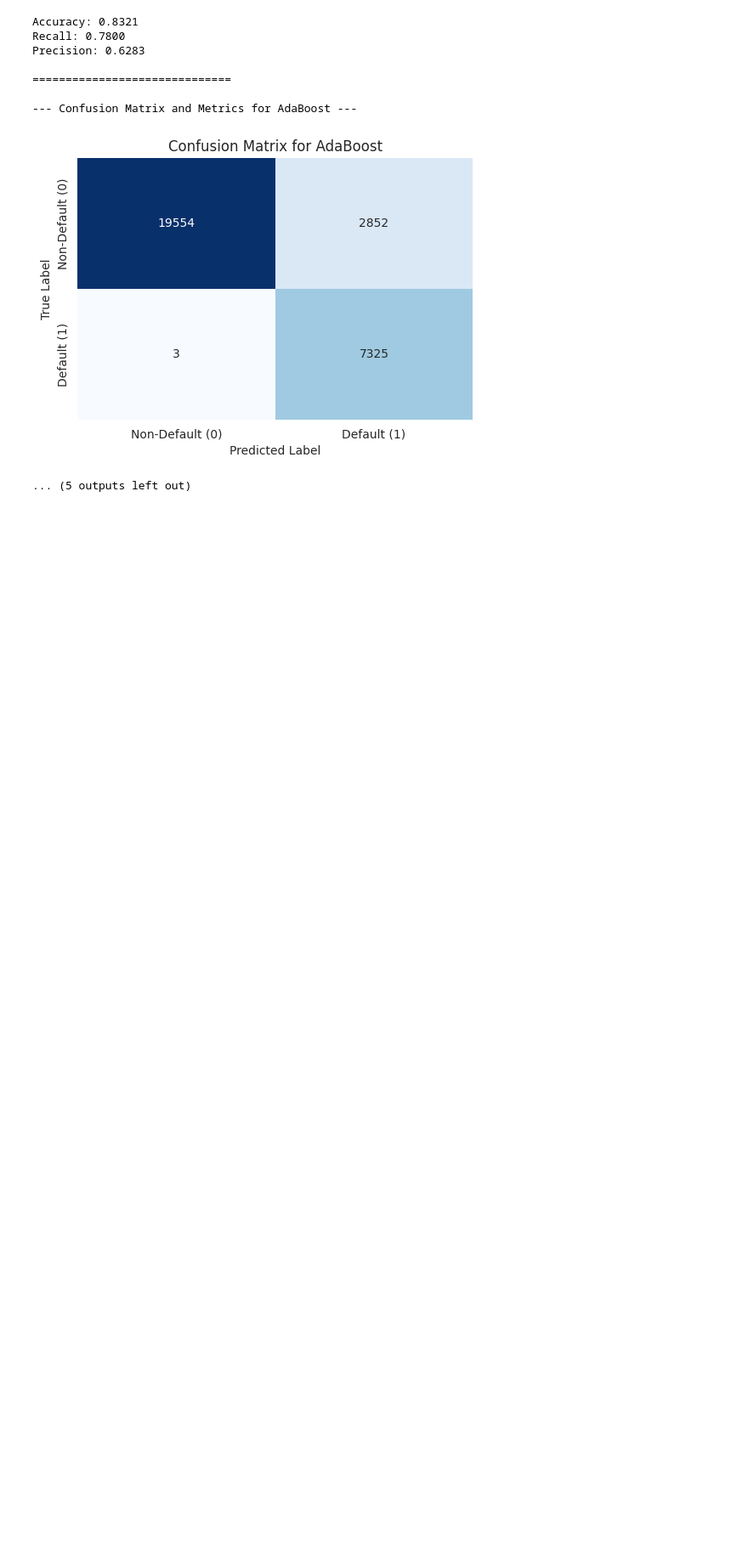
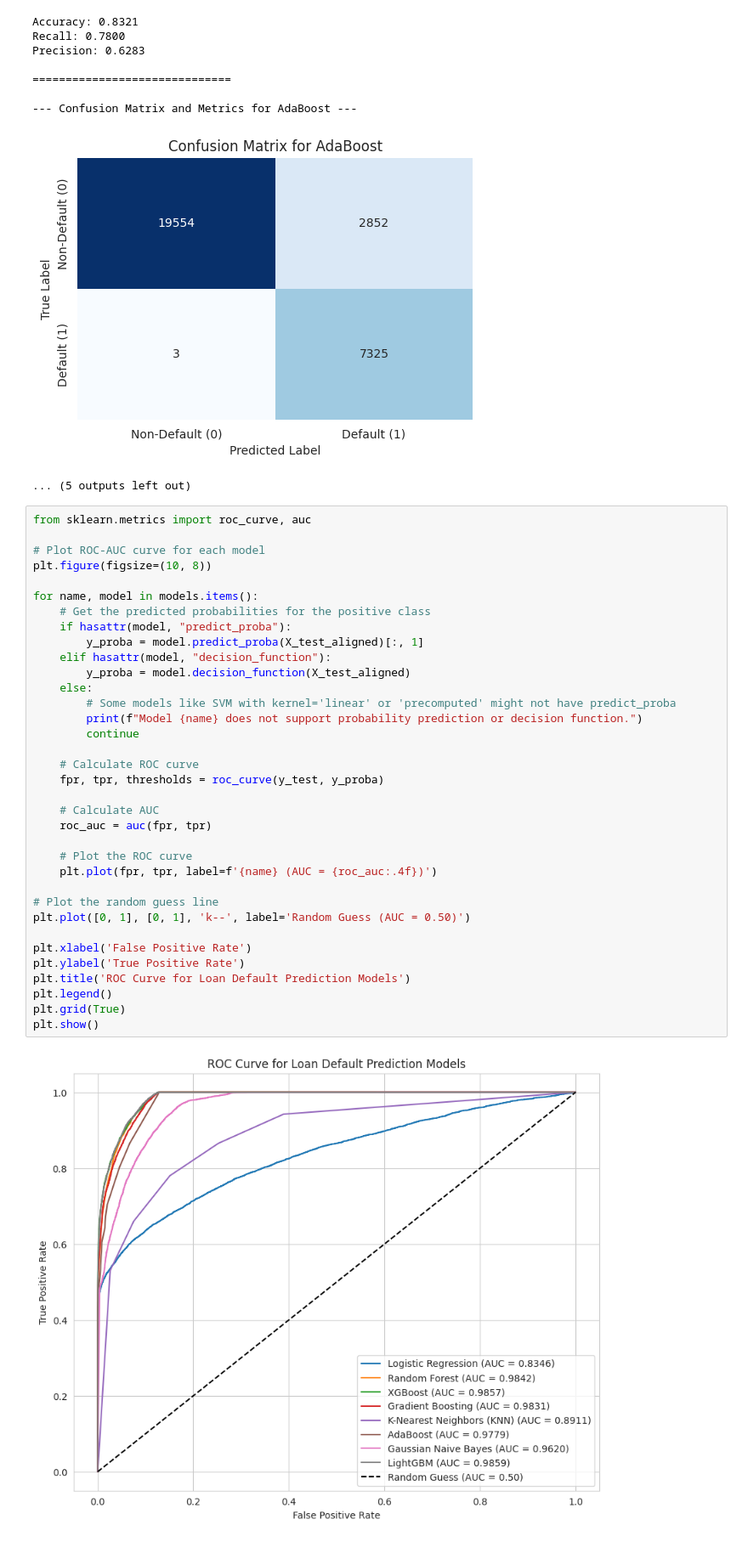
Before and after one commit to springboardmentor891v/CreditPathAI, a Jupyter notebook: notebooks/loan_default_main.ipynb, the cells around one changed output. Shown: that part at 85% size. Saved outputs shown, nothing was run; the diff lists cells and outputs as text; blank space fills up the shorter version.

Commit message:
Implemented ROC-AUC curves for model evaluation
Implemented ROC-AUC curves to visualize the performance of trained loan default prediction models.
Added comments to improve code readability.

```diff
--- a/notebooks/loan_default_main.ipynb
+++ b/notebooks/loan_default_main.ipynb
@@ -755,3 +756,40 @@ Precision: 0.6283
 --- Confusion Matrix and Metrics for AdaBoost ---
 [figure]
 ... (5 outputs left out)
+# %%
+from sklearn.metrics import roc_curve, auc
+
+# Plot ROC-AUC curve for each model
+plt.figure(figsize=(10, 8))
+
+for name, model in models.items():
+    # Get the predicted probabilities for the positive class
+    if hasattr(model, "predict_proba"):
+        y_proba = model.predict_proba(X_test_aligned)[:, 1]
+    elif hasattr(model, "decision_function"):
+        y_proba = model.decision_function(X_test_aligned)
+    else:
+        # Some models like SVM with kernel='linear' or 'precomputed' might not have predict_proba
+        print(f"Model {name} does not support probability prediction or decision function.")
+        continue
+
+    # Calculate ROC curve
+    fpr, tpr, thresholds = roc_curve(y_test, y_proba)
+
+    # Calculate AUC
+    roc_auc = auc(fpr, tpr)
+
+    # Plot the ROC curve
+    plt.plot(fpr, tpr, label=f'{name} (AUC = {roc_auc:.4f})')
+
+# Plot the random guess line
+plt.plot([0, 1], [0, 1], 'k--', label='Random Guess (AUC = 0.50)')
+
+plt.xlabel('False Positive Rate')
+plt.ylabel('True Positive Rate')
+plt.title('ROC Curve for Loan Default Prediction Models')
+plt.legend()
+plt.grid(True)
+plt.show()
+# %% [output]
+[figure, added]
```
Also changed, not shown: parts of 6 cells of this notebook.
